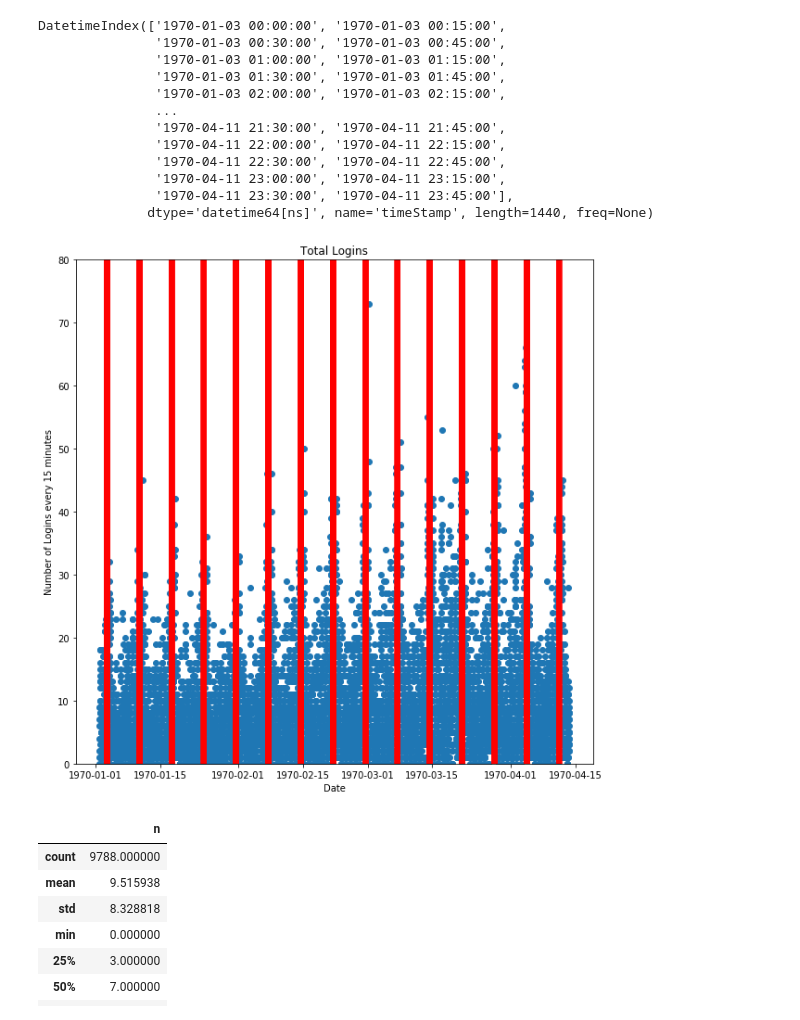
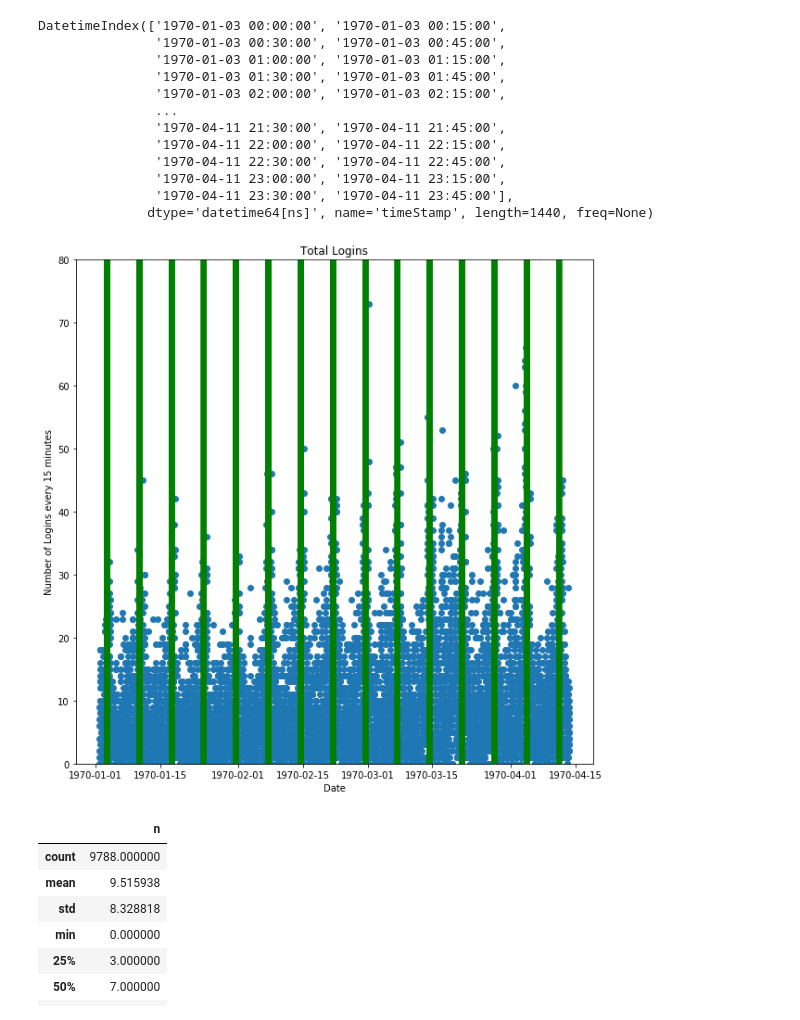
Before and after one commit to jel476/UltimateTechnologies-TakeHome, a Jupyter notebook: Code.ipynb, the cells around one changed output. Drawn from its saved outputs; the diff is of its cells as text; code cells hidden in the pictures.

Commit message:
Finished visualizations for part 1

```diff
--- a/Code.ipynb
+++ b/Code.ipynb
@@ -134,17 +134,17 @@ DatetimeIndex(['1970-01-03 00:00:00', '1970-01-03 00:15:00',
 # %%
 #creating a plot of all the data
 
 plt.plot_date(df_15mins.index, df_15mins['n'])
 plt.rcParams['figure.figsize'] = (10,10)
 plt.title('Total Logins')
 plt.ylabel('Number of Logins every 15 minutes')
 plt.xlabel('Date')
 plt.ylim([0, 80])
 
 for line in saturday_line:
-    plt.axvline(line,color='r')
+    plt.axvline(line,color='g')
 # %% [output]
-[figure, old version]
+[figure, new version]
 # %%
 #descriptive statistics of the data
 
```
Also changed, not shown: parts of 2 cells of this notebook.
